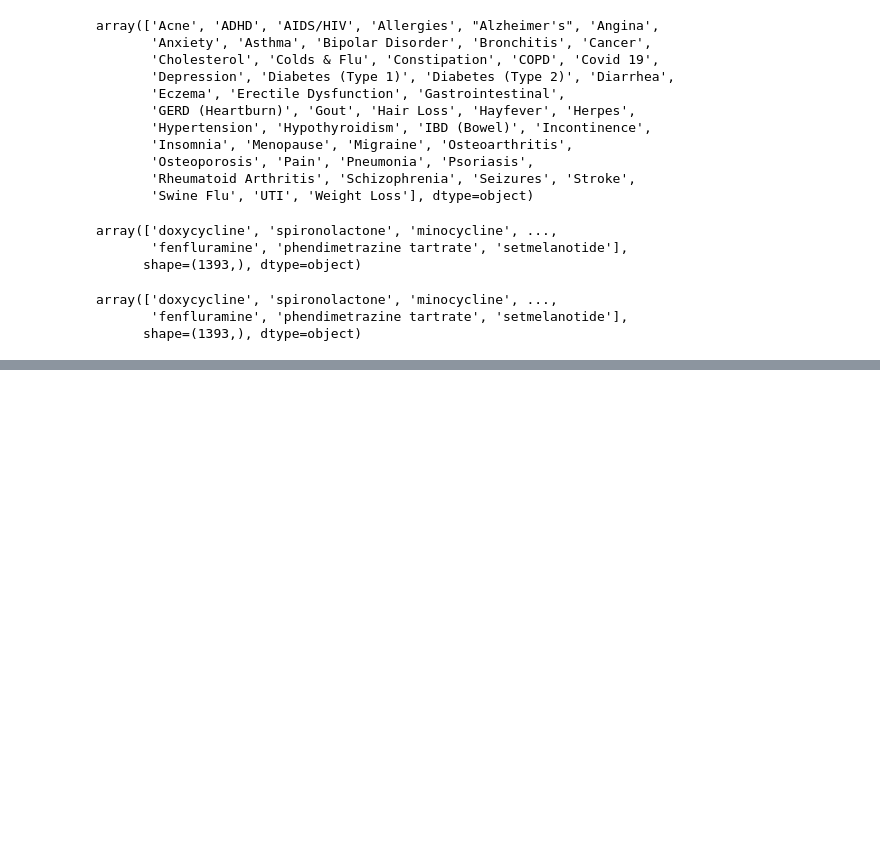
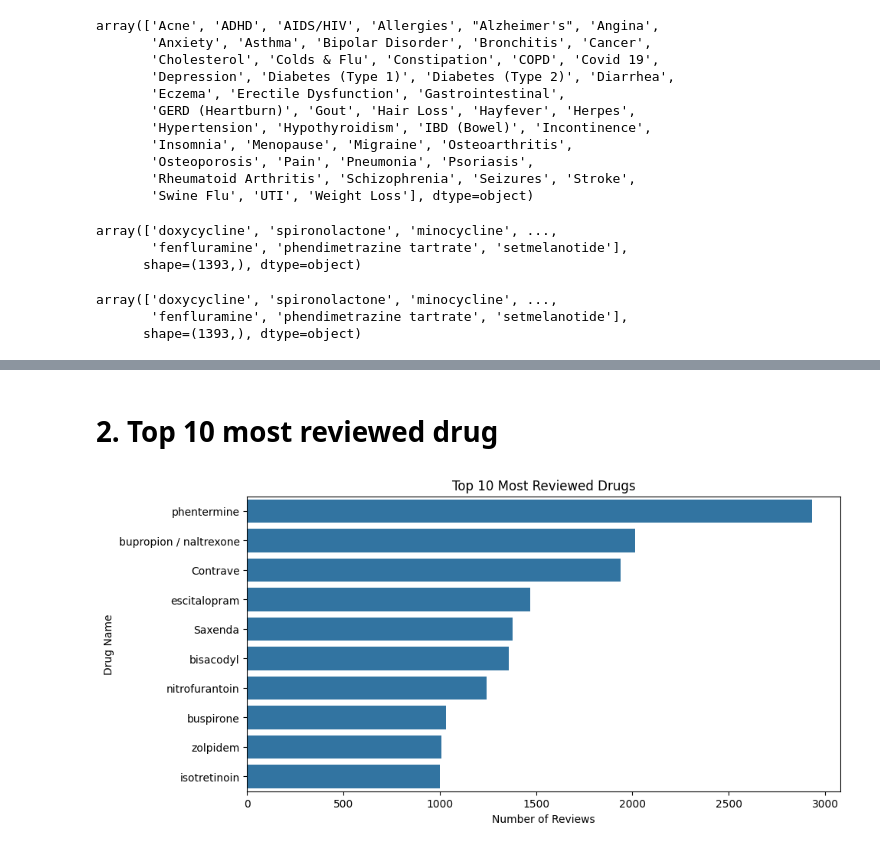
Before and after one commit to Iqra-Shaikh1503/Drug_side_effect_predictor, a Jupyter notebook: notebooks/EDA.ipynb, the cells around one changed output, grey strips where cells are left out. Cells and saved outputs as stored; diff of their text form; code cells hidden in the pictures; blank space fills up the shorter version.

```diff
--- a/notebooks/EDA.ipynb
+++ b/notebooks/EDA.ipynb
@@ -104,0 +121,14 @@ array(['doxycycline', 'spironolactone', 'minocycline', ...,
+# %% [markdown]
+# 2. Top 10 most reviewed drug
+# %%
+# top drugs values
+top_drugs = df.groupby("drug_name")['no_of_reviews'].sum().sort_values(ascending=False).head(10)
+
+plt.figure(figsize=(10, 5))
+sns.barplot(x=top_drugs.values, y=top_drugs.index)
+plt.title("Top 10 Most Reviewed Drugs")
+plt.xlabel("Number of Reviews")
+plt.ylabel("Drug Name")
+plt.show()
+# %% [output]
+[figure, added]
```
Also changed, not shown: parts of 21 cells of this notebook, 19 other files.
